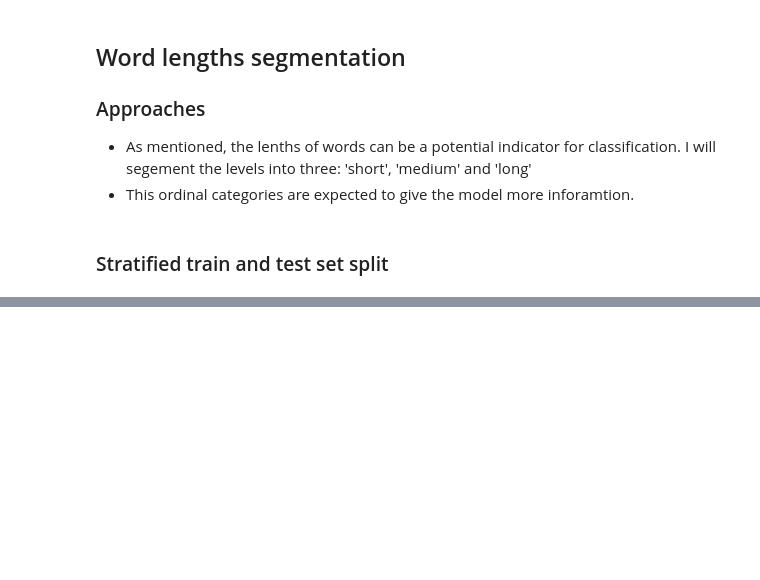
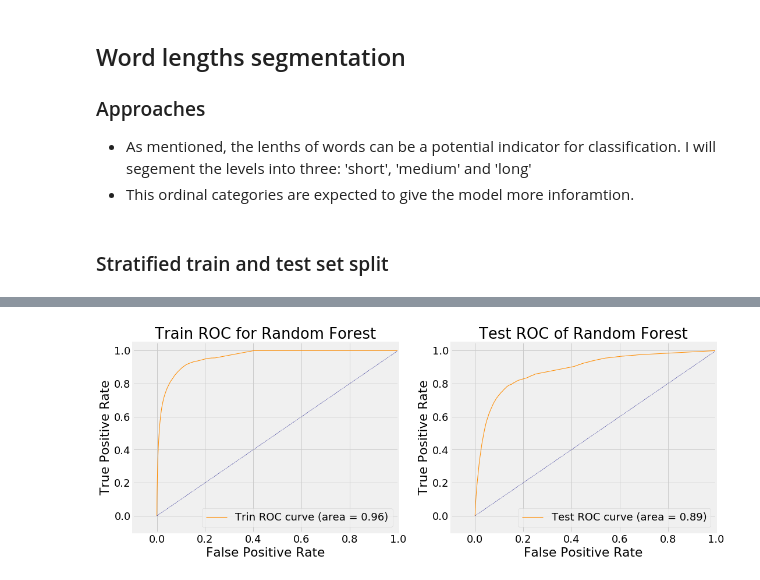
Before and after one commit to Kearlay/NLP-project, a Jupyter notebook: Quora_insincere.ipynb, the cells around one changed output, grey strips where cells are left out. Drawn from its saved outputs; the diff is of its cells as text; code cells hidden in the pictures; blank space fills up the shorter version.

```diff
--- a/Quora_insincere.ipynb
+++ b/Quora_insincere.ipynb
@@ -659,0 +664,5 @@ RandomizedSearchCV(cv=StratifiedKFold(n_splits=3, random_state=None, shuffle=Fal
+# %%
+#best_rf.fit(X_train, y_train)
+plot_roc_curve(best_rf, X_train, X_test, y_train, y_test, 'Random Forest')
+# %% [output]
+[figure, added]
```
Also changed, not shown: parts of 48 cells of this notebook.
